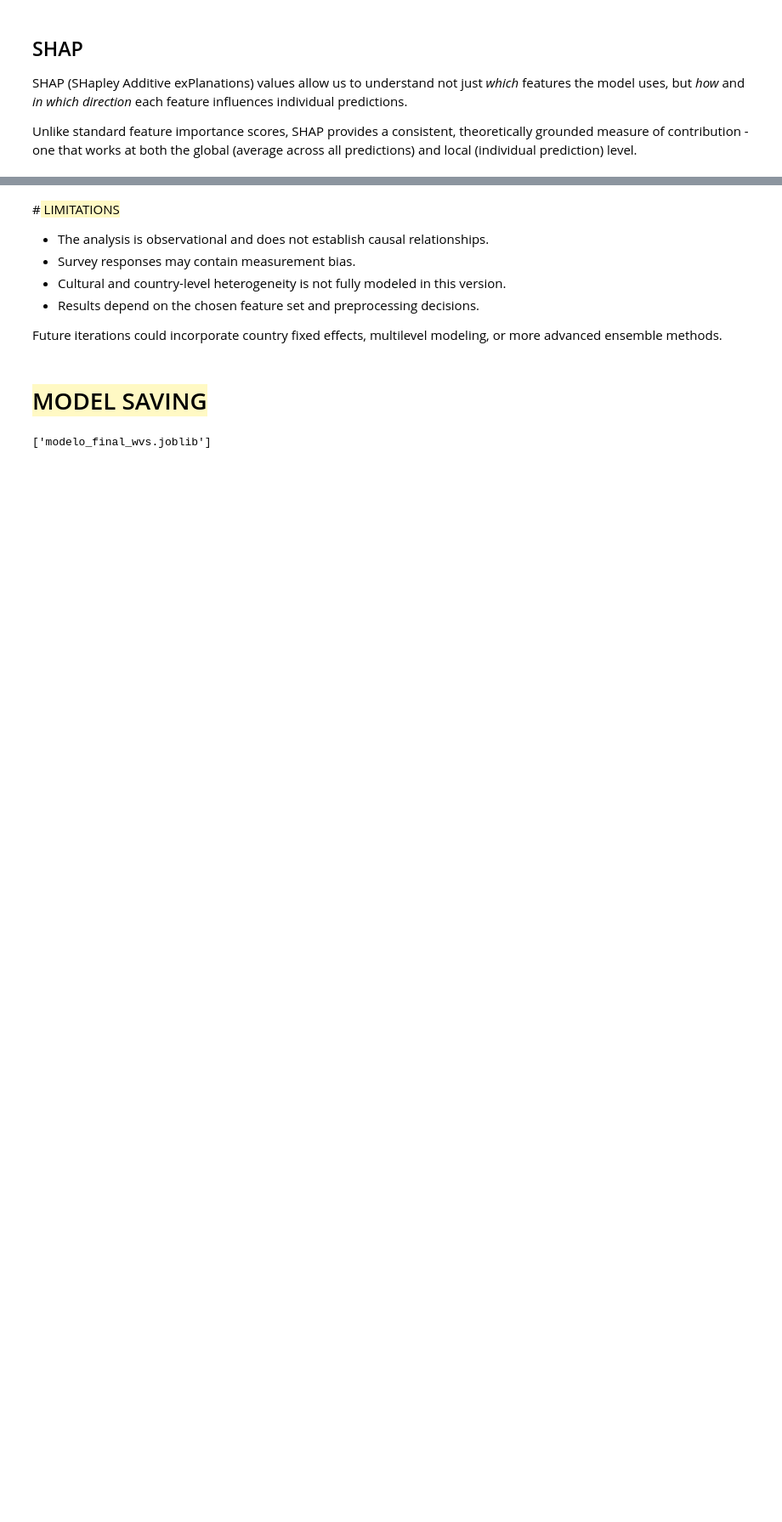
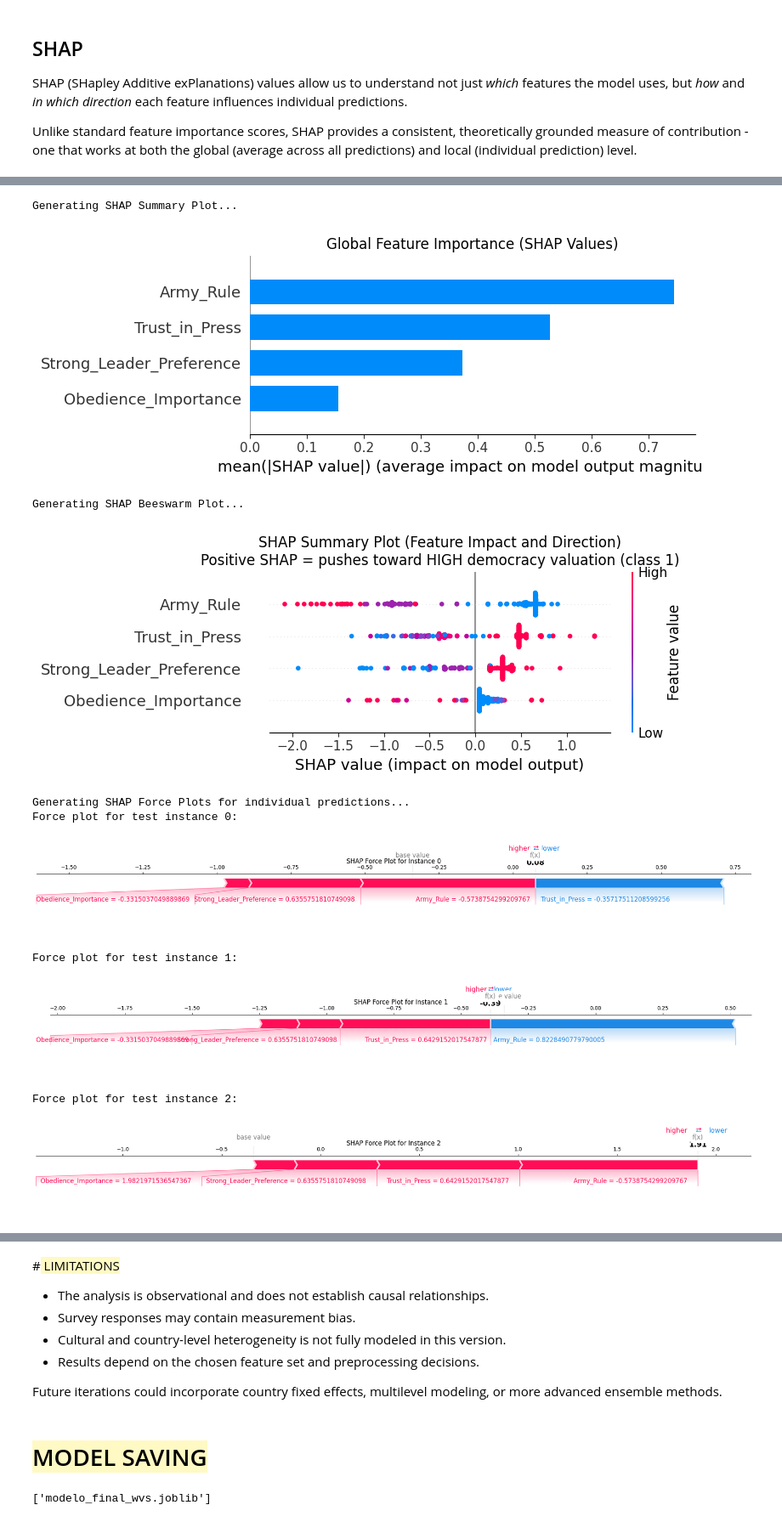
Before and after one commit to tomasallemand/wvs-democracy-attitudes-ml, a Jupyter notebook: notebooks/01_wvs_democracy_attitudes.ipynb, the cells around one changed output, grey strips where cells are left out. Shown at 85% size. Saved outputs shown, nothing was run; the diff lists cells and outputs as text; code cells hidden in the pictures; blank space fills up the shorter version.

```diff
--- a/notebooks/01_wvs_democracy_attitudes.ipynb
+++ b/notebooks/01_wvs_democracy_attitudes.ipynb
@@ -997,0 +957,54 @@ Force plot for test instance 2:
+# %%
+# Nombres descriptivos para los gráficos (en el orden de las columnas)
+display_names = [q_code_to_name.get(col, col) for col in X_test_selected.columns]
+
+# --- GRÁFICO 1: Bar plot (importancia global) ---
+print("Generating SHAP Summary Plot...")
+shap.summary_plot(shap_values_test, X_test_selected,
+                  feature_names=display_names,
+                  plot_type="bar",
+                  show=False)
+plt.title("Global Feature Importance (SHAP Values)")
+plt.tight_layout()
+plt.show()
+plt.close()
+
+# --- GRÁFICO 2: Beeswarm plot (dirección e impacto) ---
+print("Generating SHAP Beeswarm Plot...")
+shap.summary_plot(shap_values_test, X_test_selected,
+                  feature_names=display_names,
+                  show=False)
+plt.title("SHAP Summary Plot (Feature Impact and Direction)\nPositive SHAP = pushes toward HIGH democracy valuation (class 1)")
+plt.tight_layout()
+plt.show()
+plt.close()
+
+# --- GRÁFICO 3: Force plots para 3 instancias individuales ---
+print("Generating SHAP Force Plots for individual predictions...")
+
+for i in range(3):
+    print(f"Force plot for test instance {i}:")
+    fig = shap.force_plot(
+        expected_value_plot,
+        shap_values_test[i],
+        X_test_selected.iloc[i],
+        feature_names=display_names,
+        matplotlib=True,
+        show=False
+    )
+    plt.title(f"SHAP Force Plot for Instance {i}", fontsize=12, pad=20)
+    plt.tight_layout()
+    plt.show()
+    plt.close()
+# %% [output]
+Generating SHAP Summary Plot...
+[figure, added]
+Generating SHAP Beeswarm Plot...
+[figure, added]
+Generating SHAP Force Plots for individual predictions...
+Force plot for test instance 0:
+[figure, added]
+Force plot for test instance 1:
+[figure, added]
+Force plot for test instance 2:
+[figure, added]
```
Also changed, not shown: parts of 4 cells of this notebook.
